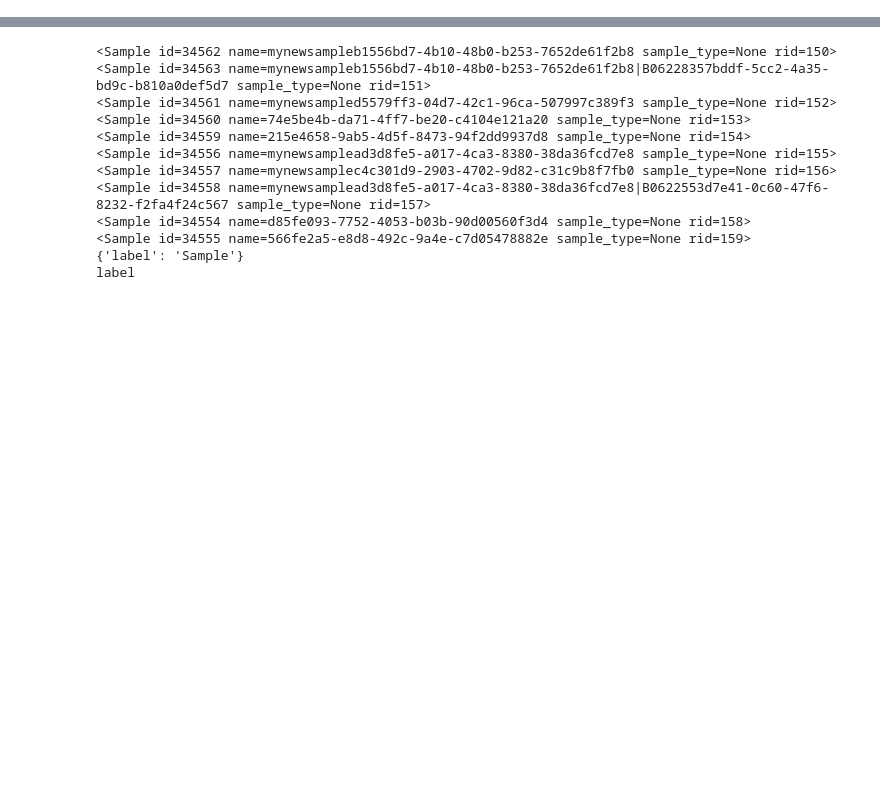
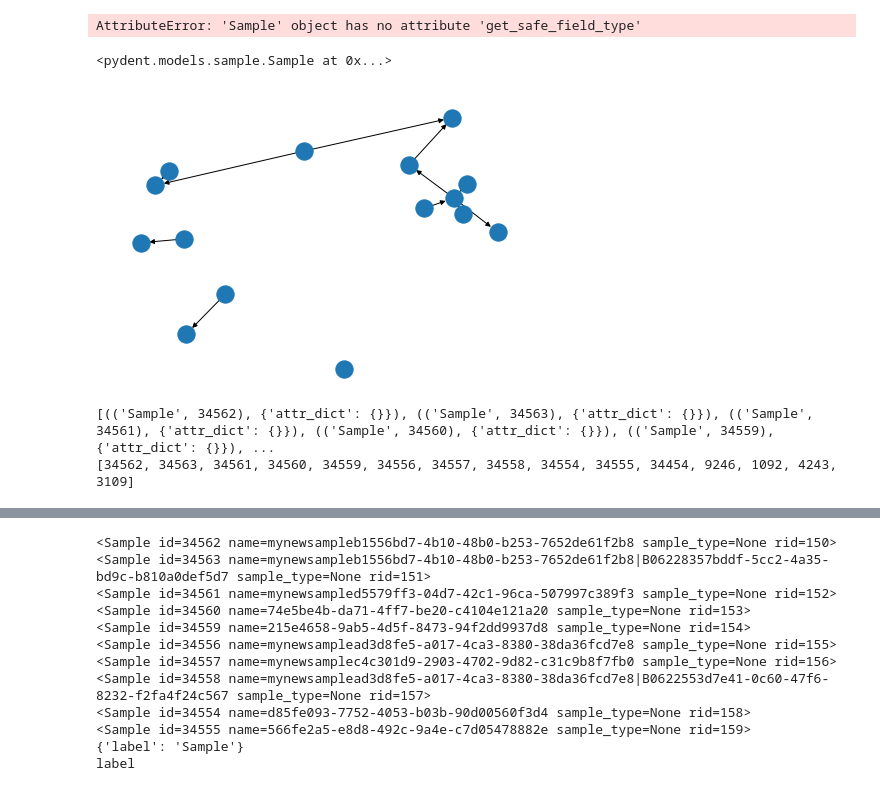
Before and after one commit to jvrana/aqneodriver, a Jupyter notebook: aqneoetl.ipynb, the cells around one changed output, grey strips where cells are left out. Cells and saved outputs as stored; diff of their text form; code cells hidden in the pictures; blank space fills up the shorter version.

```diff
--- a/aqneoetl.ipynb
+++ b/aqneoetl.ipynb
@@ -50,0 +180,33 @@ docker:
+# %%
+fv.get_parent().get_safe_field_type
+# %% [output]
+AttributeError: 'Sample' object has no attribute 'get_safe_field_type'
+# %%
+sample.safe_get_field_type
+# %% [output]
+<pydent.models.sample.Sample at 0x...>
+# %%
+import networkx as nx
+
+with aq.with_cache(timeout=120) as sess:
+    g = sess.browser.sample_network(aq.Sample.last(10))
+    nx.draw(g)
+
+    prop_cache_query =  {
+        'sample_type': {
+            'field_types': []
+        },
+        'field_values': {
+            'sample': {'sample_type',},
+            'allowable_field_type': {'sample_type', 'object_type'},
+            'field_type': []
+        }
+    }
+
+    print(g.nodes(data=True))
+    sample_ids = [n[1] for n in g.nodes()]
+    print(sample_ids)
+# %% [output]
+[figure, added]
+[(('Sample', 34562), {'attr_dict': {}}), (('Sample', 34563), {'attr_dict': {}}), (('Sample', 34561), {'attr_dict': {}}), (('Sample', 34560), {'attr_dict': {}}), (('Sample', 34559), {'attr_dict': {}}), ...
+[34562, 34563, 34561, 34560, 34559, 34556, 34557, 34558, 34554, 34555, 34454, 9246, 1092, 4243, 3109]
```
Also changed, not shown: parts of 14 cells of this notebook, 10 other files.
